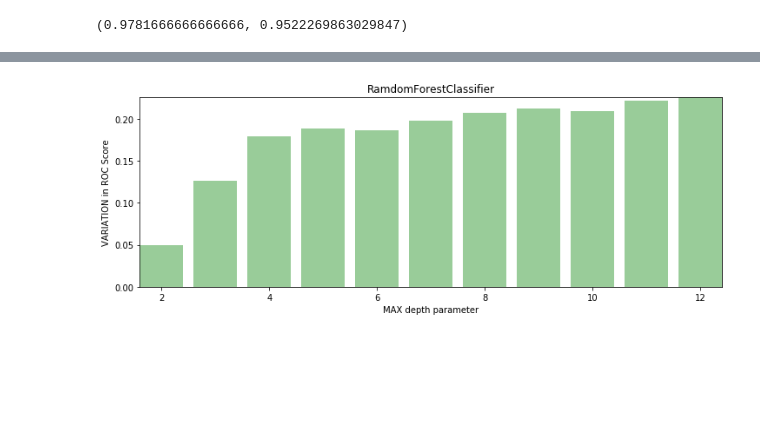
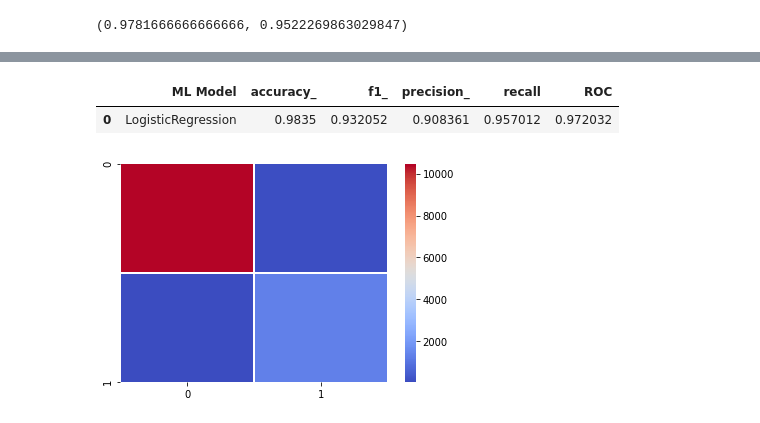
Before and after one commit to dsdata2000/springboard, a Jupyter notebook: default_credit_card_client_v3.ipynb, the cells around one changed output, grey strips where cells are left out. Cells and saved outputs as stored; diff of their text form; code cells hidden in the pictures; blank space fills up the shorter version.

```diff
--- a/default_credit_card_client_v3.ipynb
+++ b/default_credit_card_client_v3.ipynb
@@ -1036,10 +1145,18 @@ tree_depth, score
-# %%
-plt.figure(figsize=(12,4))
-plt.bar(tree_depth,score-np.min(score)+0.05, color='green', alpha=0.4 )
-plt.autoscale(enable=True, tight=True)
-plt.title('RamdomForestClassifier')
-plt.ylabel('VARIATION in ROC Score')
-plt.xlabel('MAX depth parameter')
-plt.show()
-# %% [output]
-[figure, removed]
+# %%
+accu = accuracy_score(y_t, y_p)
+f1 = f1_score(y_t, y_p)
+prece = precision_score(y_t, y_p)
+recal = recall_score(y_t, y_p)
+roc = roc_auc_score(y_t, y_p)
+
+matric_v = ['LogisticRegression', accu, f1, prece, recal, roc]
+matric_n = ['ML Model', 'accuracy_', 'f1_', 'precision_', 'recall', 'ROC']
+
+cmatrix = confusion_matrix(y_t, y_p)
+sns.heatmap(cmatrix, cbar=True, square=False, linewidth=1.0, cmap='coolwarm')
+
+pd.DataFrame( [['LogisticRegression', accu, f1, prece, recal, roc]], columns= matric_n )
+# %% [output]
+|  | ML Model | accuracy_ | f1_ | precision_ | recall | ROC |
+| 0 | LogisticRegression | 0.9835 | 0.932052 | 0.908361 | 0.957012 | 0.972032 |
+[figure, added]
```
Also changed, not shown: parts of 40 cells of this notebook.
